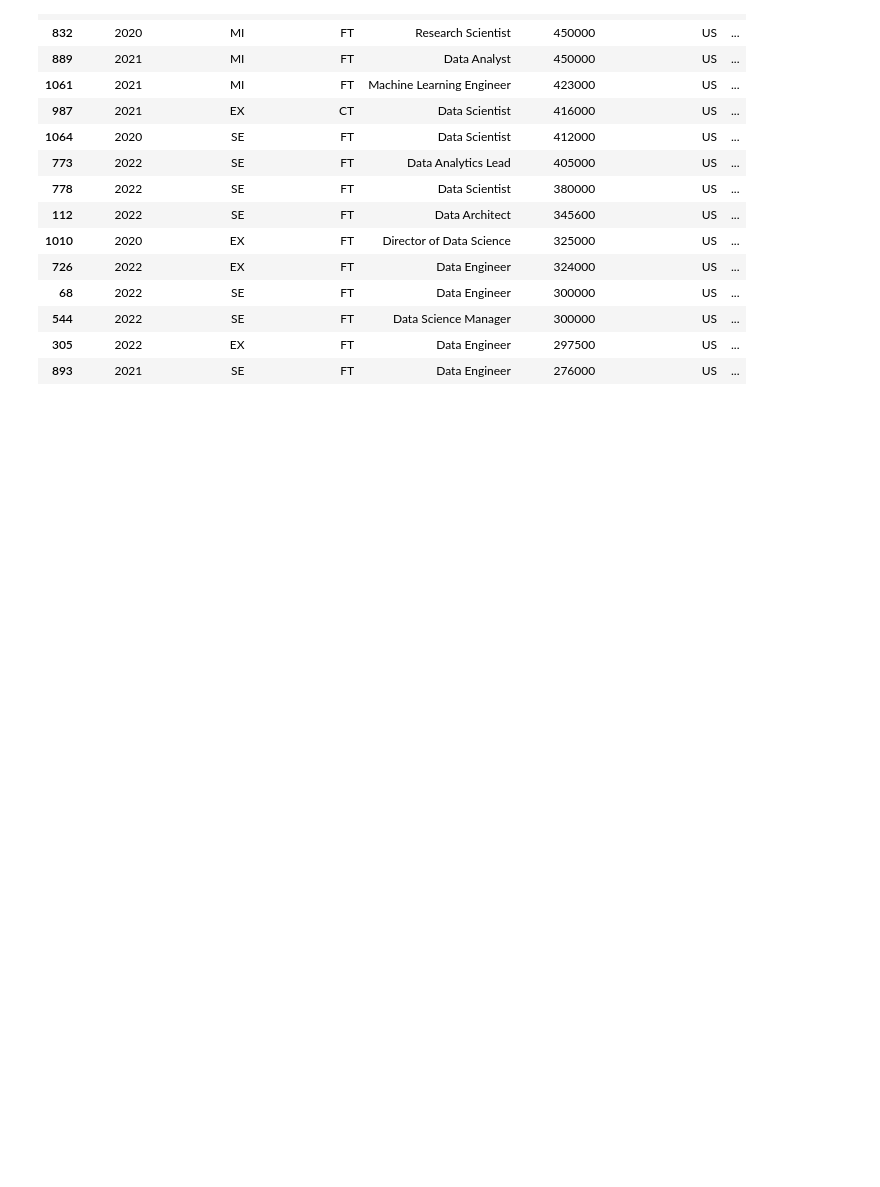
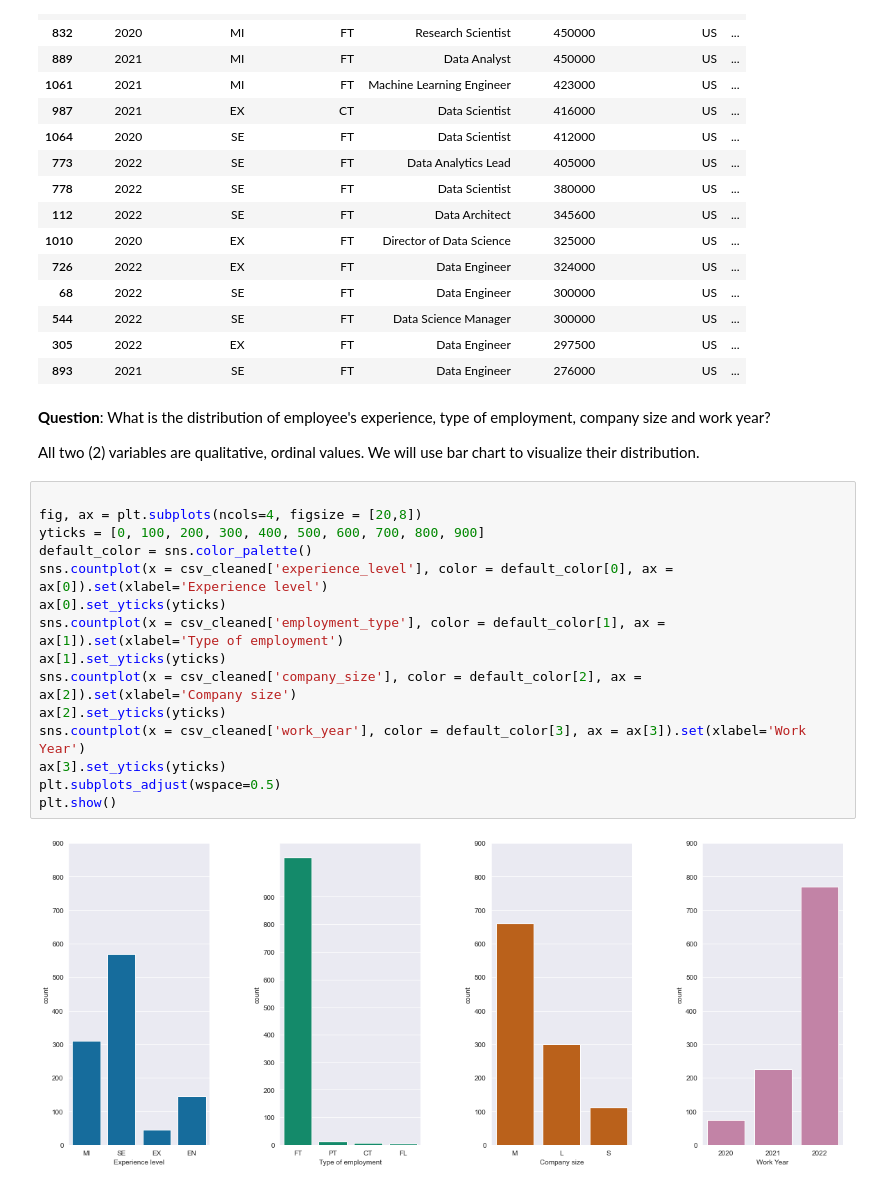
Before and after one commit to Keshtech2002/AI-ML_Salaries, a Jupyter notebook: project.ipynb, the cells around one changed output. Cells and saved outputs as stored; diff of their text form; blank space fills up the shorter version.

Commit message:
end univariate distribution

```diff
--- a/project.ipynb
+++ b/project.ipynb
@@ -500,3 +500,24 @@ discontinous_salaries.sort_values(by='salary_in_usd', ascending=False)
 | 544 | 2022 | SE | FT | Data Science Manager | 300000 | US | ... |
 | 305 | 2022 | EX | FT | Data Engineer | 297500 | US | ... |
 | 893 | 2021 | SE | FT | Data Engineer | 276000 | US | ... |
+# %% [markdown]
+**Question**: What is the distribution of employee's experience, type of employment, company size and work year?
+
+All two (2) variables are qualitative, ordinal values. We will use bar chart to visualize their distribution.
+# %%
+
+fig, ax = plt.subplots(ncols=4, figsize = [20,8])
+yticks = [0, 100, 200, 300, 400, 500, 600, 700, 800, 900]
+default_color = sns.color_palette()
+sns.countplot(x = csv_cleaned['experience_level'], color = default_color[0], ax = ax[0]).set(xlabel='Experience level')
+ax[0].set_yticks(yticks)
+sns.countplot(x = csv_cleaned['employment_type'], color = default_color[1], ax = ax[1]).set(xlabel='Type of employment')
+ax[1].set_yticks(yticks)
+sns.countplot(x = csv_cleaned['company_size'], color = default_color[2], ax = ax[2]).set(xlabel='Company size')
+ax[2].set_yticks(yticks)
+sns.countplot(x = csv_cleaned['work_year'], color = default_color[3], ax = ax[3]).set(xlabel='Work Year')
+ax[3].set_yticks(yticks)
+plt.subplots_adjust(wspace=0.5)
+plt.show()
+# %% [output]
+[figure, added]
```
Also changed, not shown: parts of 16 cells of this notebook.
